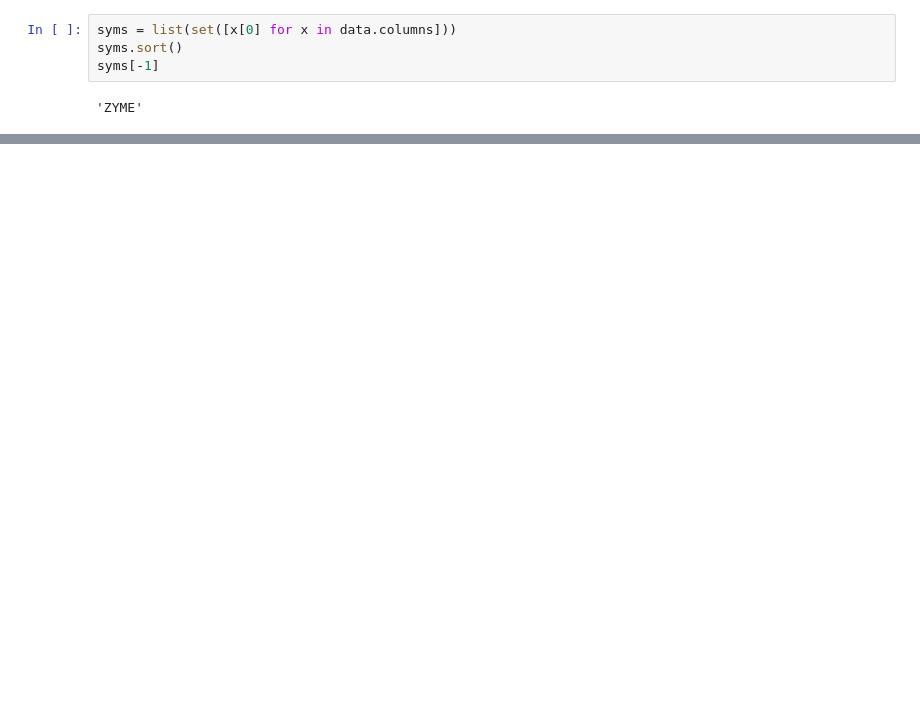
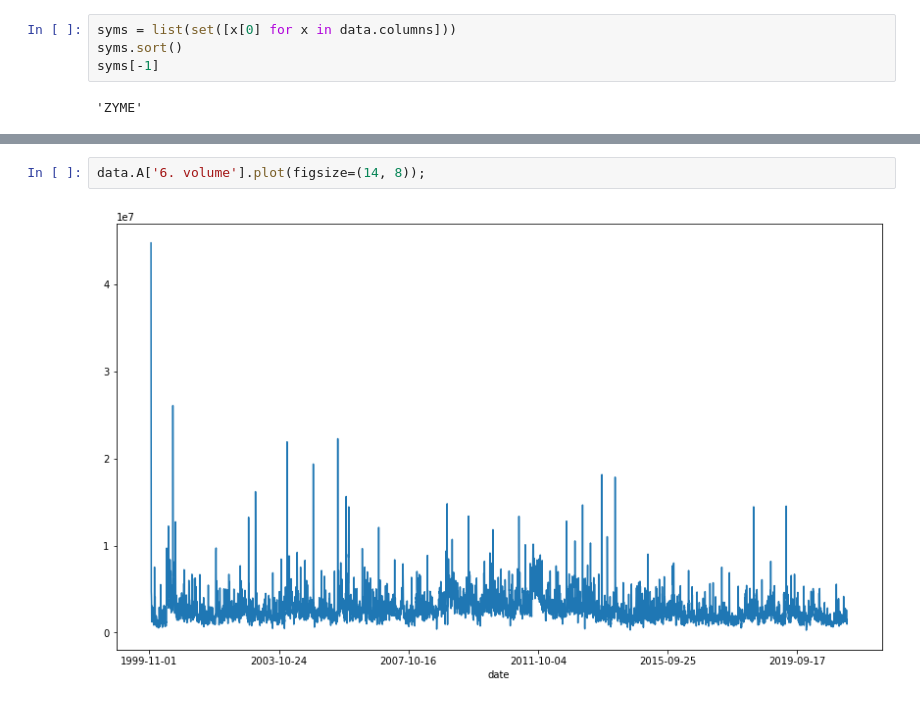
Before and after one commit to Maltanno/Capstone_project, a Jupyter notebook: Data Processing 2.ipynb, the cells around one changed output, grey strips where cells are left out. Saved outputs shown, nothing was run; the diff lists cells and outputs as text; blank space fills up the shorter version.

```diff
--- a/Data Processing 2.ipynb
+++ b/Data Processing 2.ipynb
@@ -120,0 +50,4 @@ range_df.head()
+# %%
+data.A['6. volume'].plot(figsize=(14, 8));
+# %% [output]
+[figure, added]
```
Also changed, not shown: parts of 22 cells of this notebook, 3 other files.
